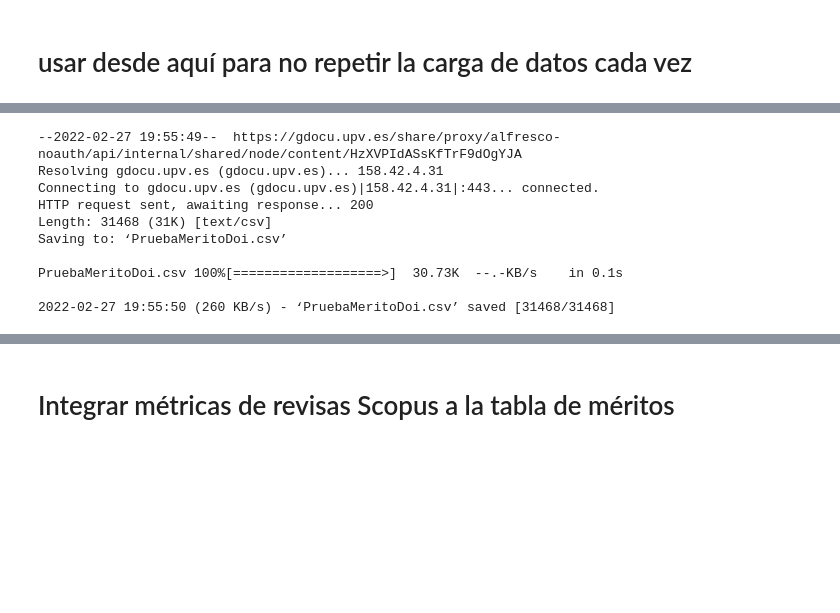
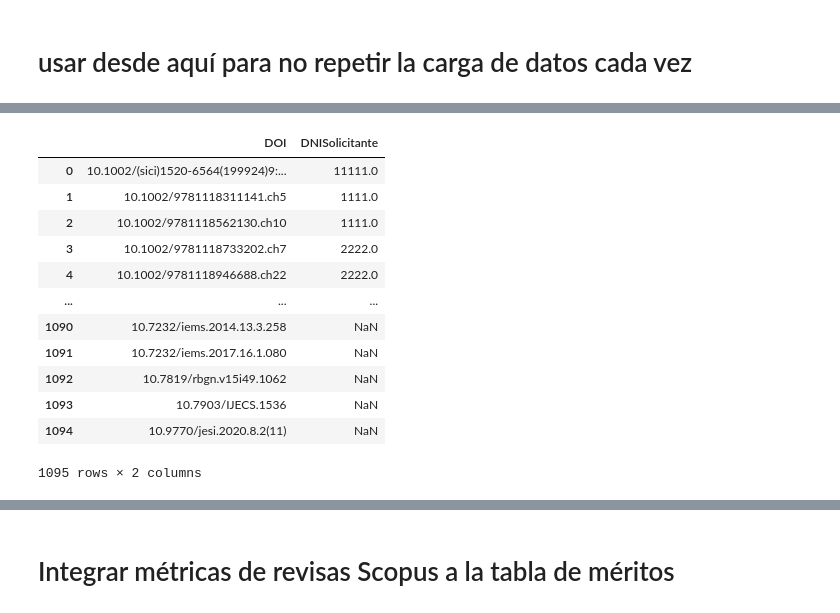
Before and after one commit to jamg-upv/Impacto-citas-articulo, a Jupyter notebook: impactoencitas.ipynb, the cells around one changed output, grey strips where cells are left out. Drawn from its saved outputs; the diff is of its cells as text; code cells hidden in the pictures; blank space fills up the shorter version.

```diff
--- a/impactoencitas.ipynb
+++ b/impactoencitas.ipynb
@@ -493,23 +493,38 @@ dfOrderedNoDupScopu 100%[===================>]  48.71M  17.7MB/s    in 2.7s
 # %%
 # Cargar la lista de meritos
 # Algunos de ellos estarán solo en scopus, otros solo en WOS, otros en ambos y otros en ninguno
 !wget --output-document=PruebaMeritoDoi.csv  https://gdocu.upv.es/share/proxy/alfresco-noauth/api/internal/shared/node/content/HzXVPIdASsKfTrF9dOgYJA
 
 #puedo subirlo directamente como archivo csv a collab
 MeritoDOI=pd.read_csv('PruebaMeritoDoi.csv',sep=';')
 
+# Actualziar la columna 'DOI' con 'DOI' si no es NaN e 'NaNserial' en caso contrario
+## creo la base para una columana con valores unicos
+df=None
+df=MeritoDOI.copy()
+df['DOInew']='NaN'+ MeritoDOI.index.astype(str)
+
+## si DOI  tiene valor machaco en esa fila el valor de mixISSN
+df.loc[df.DOI.notnull(),'DOInew']= df['DOI']
+
+MeritoDOI['DOI']=df['DOInew']
+
+
 # MeritoDOI
 # %% [output]
+|  | DOI | DNISolicitante |
+| 0 | 10.1002/(sici)1520-6564(199924)9:... | 11111.0 |
+| 1 | 10.1002/9781118311141.ch5 | 1111.0 |
+| 2 | 10.1002/9781118562130.ch10 | 1111.0 |
+| 3 | 10.1002/9781118733202.ch7 | 2222.0 |
+| 4 | 10.1002/9781118946688.ch22 | 2222.0 |
+| ... | ... | ... |
+| 1090 | 10.7232/iems.2014.13.3.258 | NaN |
+| 1091 | 10.7232/iems.2017.16.1.080 | NaN |
+| 1092 | 10.7819/rbgn.v15i49.1062 | NaN |
+| 1093 | 10.7903/IJECS.1536 | NaN |
+| 1094 | 10.9770/jesi.2020.8.2(11) | NaN |
---2022-02-27 19:55:49--  https://gdocu.upv.es/share/proxy/alfresco-noauth/api/internal/shared/node/content/HzXVPIdASsKfTrF9dOgYJA
-Resolving gdocu.upv.es (gdocu.upv.es)... 158.42.4.31
-Connecting to gdocu.upv.es (gdocu.upv.es)|158.42.4.31|:443... connected.
-HTTP request sent, awaiting response... 200
-Length: 31468 (31K) [text/csv]
-Saving to: ‘PruebaMeritoDoi.csv’
-
-PruebaMeritoDoi.csv 100%[===================>]  30.73K  --.-KB/s    in 0.1s
-
-2022-02-27 19:55:50 (260 KB/s) - ‘PruebaMeritoDoi.csv’ saved [31468/31468]
+1095 rows × 2 columns
 # %%
 # Cargar la lista de meritos de Scopus
 # unas 1600 referencias descargadas como csv directametne de Scopus (el separador es ",")
```
Also changed, not shown: parts of 10 cells of this notebook.
